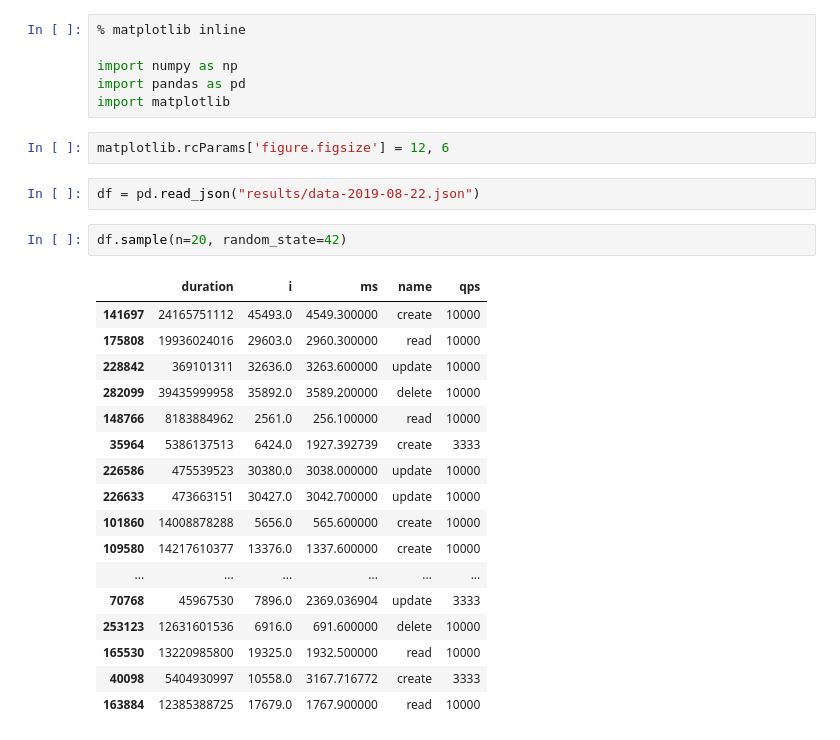
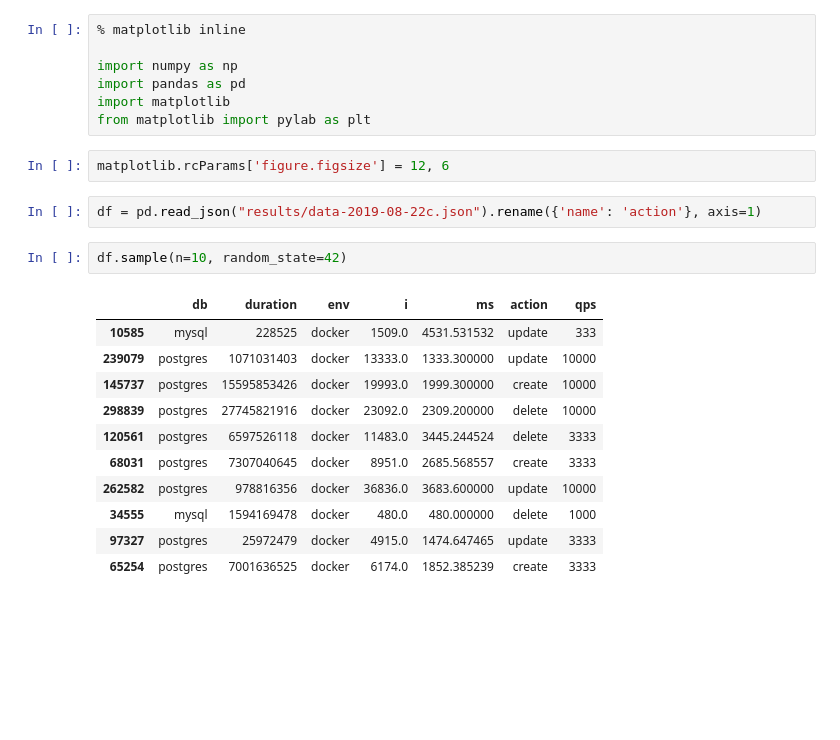
Before and after one commit to tianhuil/sql-speed, a Jupyter notebook: Analysis.ipynb, the cells around one changed output. Saved outputs shown, nothing was run; the diff lists cells and outputs as text; blank space fills up the shorter version.

```diff
--- a/Analysis.ipynb
+++ b/Analysis.ipynb
@@ -4,28 +4,23 @@
 import numpy as np
 import pandas as pd
 import matplotlib
+from matplotlib import pylab as plt
 # %%
 matplotlib.rcParams['figure.figsize'] = 12, 6
 # %%
-df = pd.read_json("results/data-2019-08-22.json")
+df = pd.read_json("results/data-2019-08-22c.json").rename({'name': 'action'}, axis=1)
 # %%
-df.sample(n=20, random_state=42)
+df.sample(n=10, random_state=42)
 # %% [output]
-|  | duration | i | ms | name | qps |
-| 141697 | 24165751112 | 45493.0 | 4549.300000 | create | 10000 |
-| 175808 | 19936024016 | 29603.0 | 2960.300000 | read | 10000 |
-| 228842 | 369101311 | 32636.0 | 3263.600000 | update | 10000 |
-| 282099 | 39435999958 | 35892.0 | 3589.200000 | delete | 10000 |
-| 148766 | 8183884962 | 2561.0 | 256.100000 | read | 10000 |
-| 35964 | 5386137513 | 6424.0 | 1927.392739 | create | 3333 |
-| 226586 | 475539523 | 30380.0 | 3038.000000 | update | 10000 |
-| 226633 | 473663151 | 30427.0 | 3042.700000 | update | 10000 |
-| 101860 | 14008878288 | 5656.0 | 565.600000 | create | 10000 |
-| 109580 | 14217610377 | 13376.0 | 1337.600000 | create | 10000 |
-| ... | ... | ... | ... | ... | ... |
-| 70768 | 45967530 | 7896.0 | 2369.036904 | update | 3333 |
-| 253123 | 12631601536 | 6916.0 | 691.600000 | delete | 10000 |
-| 165530 | 13220985800 | 19325.0 | 1932.500000 | read | 10000 |
-| 40098 | 5404930997 | 10558.0 | 3167.716772 | create | 3333 |
-| 163884 | 12385388725 | 17679.0 | 1767.900000 | read | 10000 |
+|  | db | duration | env | i | ms | action | qps |
+| 10585 | mysql | 228525 | docker | 1509.0 | 4531.531532 | update | 333 |
+| 239079 | postgres | 1071031403 | docker | 13333.0 | 1333.300000 | update | 10000 |
+| 145737 | postgres | 15595853426 | docker | 19993.0 | 1999.300000 | create | 10000 |
+| 298839 | postgres | 27745821916 | docker | 23092.0 | 2309.200000 | delete | 10000 |
+| 120561 | postgres | 6597526118 | docker | 11483.0 | 3445.244524 | delete | 3333 |
+| 68031 | postgres | 7307040645 | docker | 8951.0 | 2685.568557 | create | 3333 |
+| 262582 | postgres | 978816356 | docker | 36836.0 | 3683.600000 | update | 10000 |
+| 34555 | mysql | 1594169478 | docker | 480.0 | 480.000000 | delete | 1000 |
+| 97327 | postgres | 25972479 | docker | 4915.0 | 1474.647465 | update | 3333 |
+| 65254 | postgres | 7001636525 | docker | 6174.0 | 1852.385239 | create | 3333 |
 # %%
```
Also changed, not shown: parts of 5 cells of this notebook.
